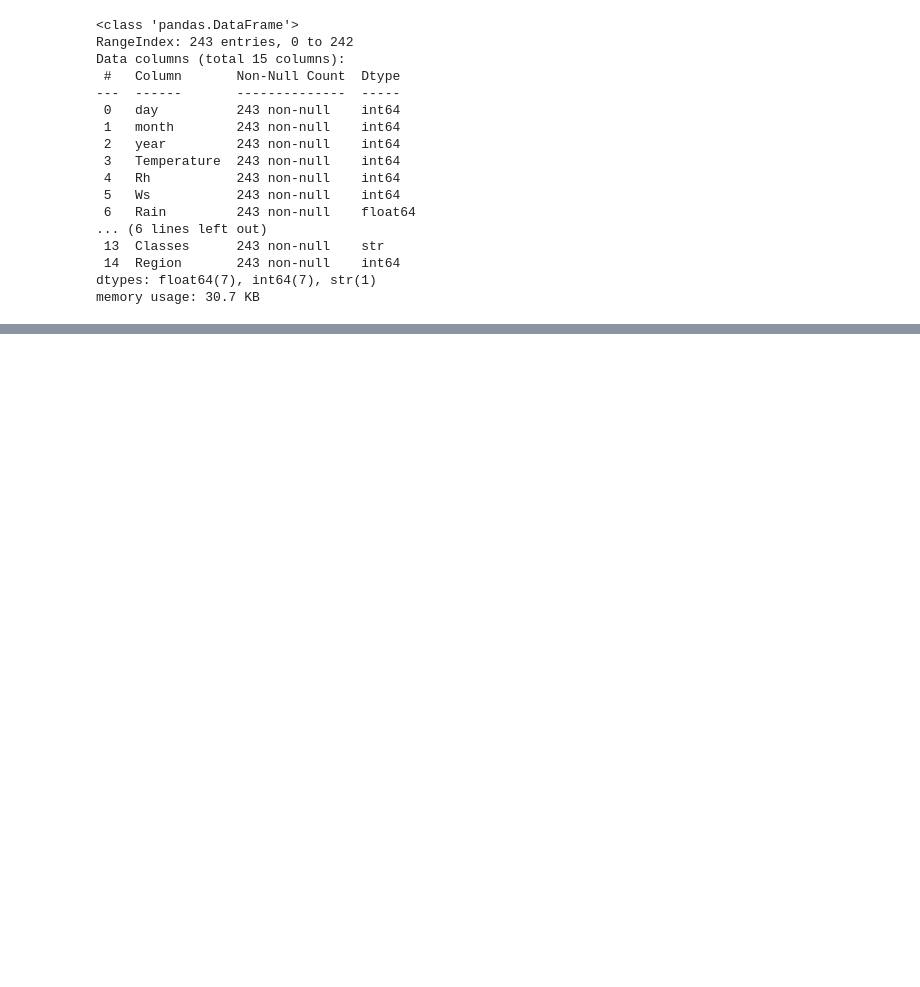
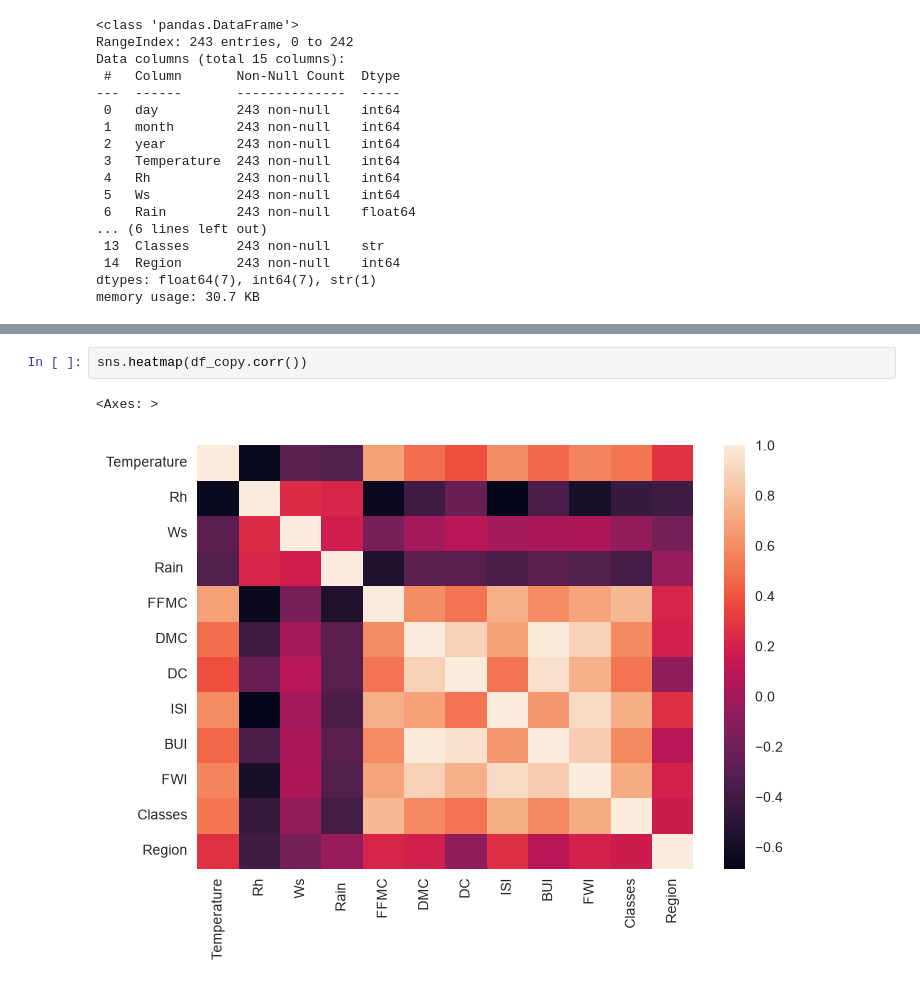
Before and after one commit to Dhnkhr/python, a Jupyter notebook: ml algorithm/ridge/l1.ipynb, the cells around one changed output, grey strips where cells are left out. Cells and saved outputs as stored; diff of their text form; blank space fills up the shorter version.

```diff
--- a/ml algorithm/ridge/l1.ipynb
+++ b/ml algorithm/ridge/l1.ipynb
@@ -213,0 +293,5 @@ memory usage: 30.7 KB
+# %%
+sns.heatmap(df_copy.corr())
+# %% [output]
+<Axes: >
+[figure, added]
```
Also changed, not shown: parts of 26 cells of this notebook.
